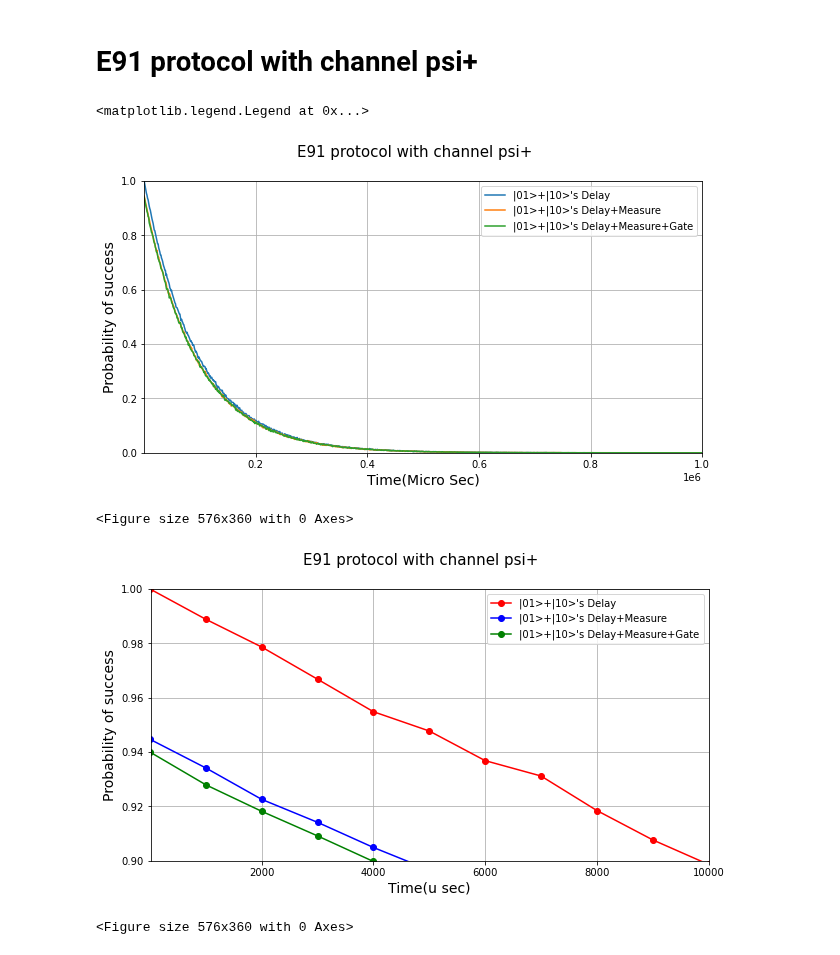
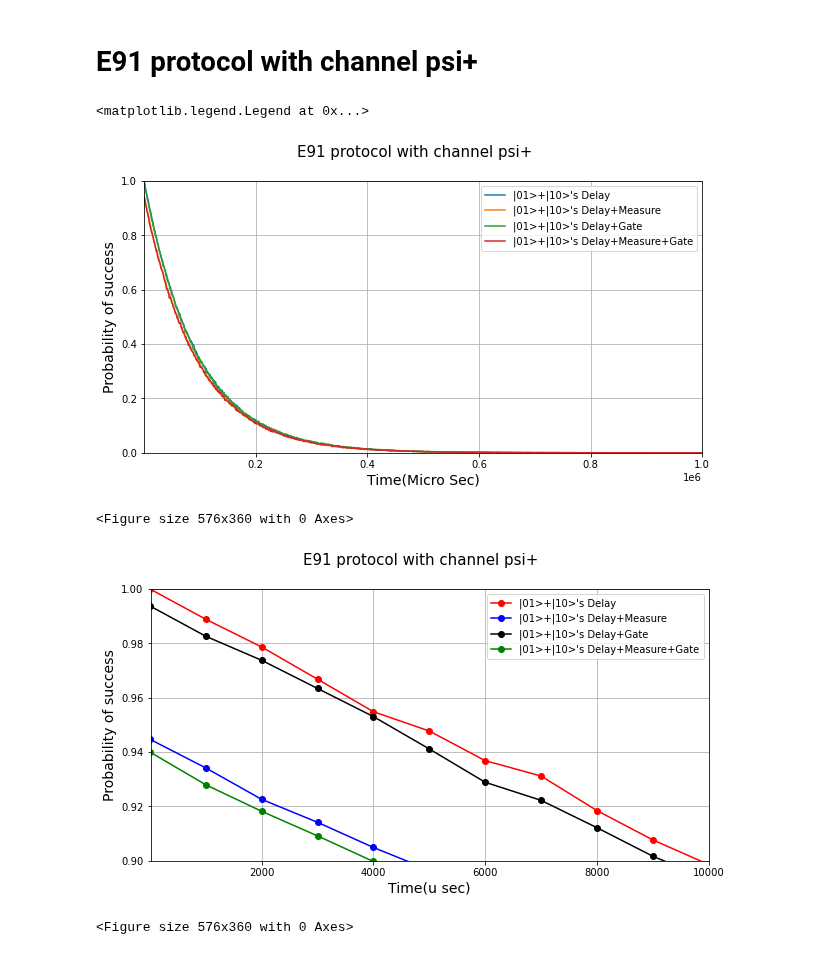
Before and after one commit to bishwajitprasadgond/Amplitude-damping-error-on-Quantum-Key-Distribution-Protocols-Effect-and-A-Probable-Bypass, a Jupyter notebook: E91/E91 Graph.ipynb, the cells around one changed output. Drawn from its saved outputs; the diff is of its cells as text; code cells hidden in the pictures.

```diff
--- a/E91/E91 Graph.ipynb
+++ b/E91/E91 Graph.ipynb
@@ -68,6 +71,7 @@ ax.legend()
 x1=b2
 x2=c2
 x3=d2
+x4=e2
 %config InlineBackend.print_figure_kwargs={'facecolor' : "w"}
 import matplotlib.pyplot as plt
 from matplotlib.ticker import (AutoMinorLocator, MultipleLocator)
@@ -77,33 +81,35 @@ ax.set_xlim(10, 1000000)
 ax.set_ylim(0,1)
 plt.ylabel('Probability of success',fontsize=14)
 plt.xlabel('Time(Micro Sec)',fontsize=14)
 plt.grid()
 fig = plt.figure(figsize=(8,5))
 ax.plot(delay,x1,label = "|01>+|10>'s Delay")
 ax.plot(delay,x2,label = "|01>+|10>'s Delay+Measure")
+ax.plot(delay,x4,label = "|01>+|10>'s Delay+Gate")
 ax.plot(delay,x3,label = "|01>+|10>'s Delay+Measure+Gate")
 ax.legend()
 
 #################################################################################
 
 %config InlineBackend.print_figure_kwargs={'facecolor' : "w"}
 import matplotlib.pyplot as plt
 from matplotlib.ticker import (AutoMinorLocator, MultipleLocator)
 fig, ax = plt.subplots(figsize=(10, 5))
 fig.suptitle('E91 protocol with channel psi+',fontsize=15)
 ax.set_xlim(10, 10000)
 ax.set_ylim(0.9,1)
 plt.ylabel('Probability of success',fontsize=14)
 plt.xlabel('Time(u sec)',fontsize=14)
 plt.grid()
 fig = plt.figure(figsize=(8,5))
 ax.plot(delay,x1,'ro-',label = "|01>+|10>'s Delay")
 ax.plot(delay,x2,'bo-',label = "|01>+|10>'s Delay+Measure")
+ax.plot(delay,x4,'ko-',label = "|01>+|10>'s Delay+Gate")
 ax.plot(delay,x3,'go-',label = "|01>+|10>'s Delay+Measure+Gate")
 ax.legend()
 # %% [output]
 <matplotlib.legend.Legend at 0x...>
-[figure, old version]
+[figure, new version]
 <Figure size 576x360 with 0 Axes>
-[figure, old version]
+[figure, new version]
 <Figure size 576x360 with 0 Axes>
```
Also changed, not shown: parts of 5 cells of this notebook, 1 other file.
